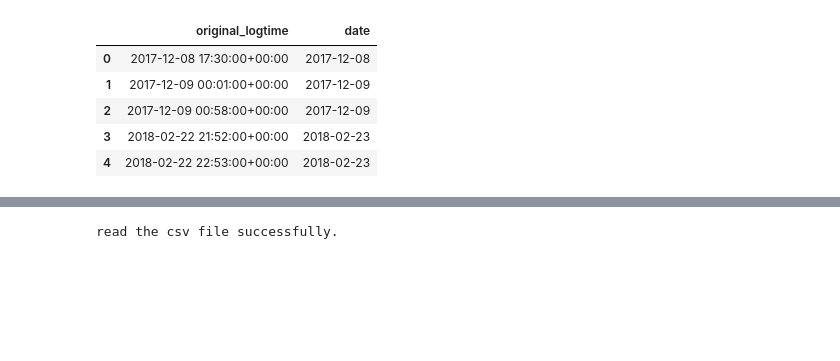
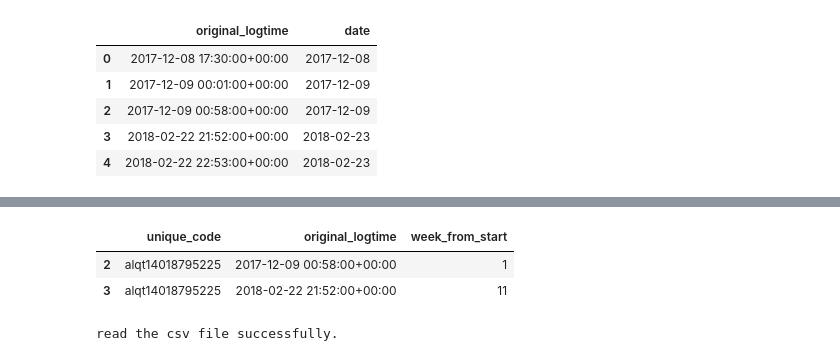
Before and after one commit to tktran11/treets, a Jupyter notebook: 00_core.ipynb, the cells around one changed output, grey strips where cells are left out. Cells and saved outputs as stored; diff of their text form; code cells hidden in the pictures; blank space fills up the shorter version.

```diff
--- a/00_core.ipynb
+++ b/00_core.ipynb
@@ -131,0 +200,25 @@ public_all[['original_logtime', 'date']].head(5)
+# %%
+def week_from_start(in_path, identifier):
+        """
+        Description:\n
+            Calculate the number of weeks for each logging since the first day of the logging for each participant(identifier).
+        Input:\n
+            - in_path : input path, file in pickle, csv or pandas dataframe format\n
+            - identifier : unique_id or ID, or name that identifies people.
+
+        Return:\n
+            - a numpy array represents the date extracted from col.\n
+
+        Requirements:\n
+            in_path file must have the following columns:\n
+                - date\n
+        """
+
+        df = universal_key(in_path)
+        # Handle week from start
+        df_dic = dict(df.groupby(identifier).agg(np.min)['date'])
+
+        def count_week_public(s):
+            return (s.date - df_dic[s[identifier]]).days // 7 + 1
+
+        return df.apply(count_week_public, axis = 1)
@@ -132,3 +230,12 @@ public_all[['original_logtime', 'date']].head(5)
+# %%
+# date column is a pre-requisite
+df['date'] = find_date(df, 'original_logtime')
+df['week_from_start'] = week_from_start(df, 'unique_code')
+df[['unique_code','original_logtime','week_from_start']][2:4]
+# %% [output]
+|  | unique_code | original_logtime | week_from_start |
+| 2 | alqt14018795225 | 2017-12-09 00:58:00+00:00 | 1 |
+| 3 | alqt14018795225 | 2018-02-22 21:52:00+00:00 | 11 |
 # %%
 #export
 def load_public_data(in_path):
```
Also changed, not shown: parts of 12 cells of this notebook, 5 other files.
